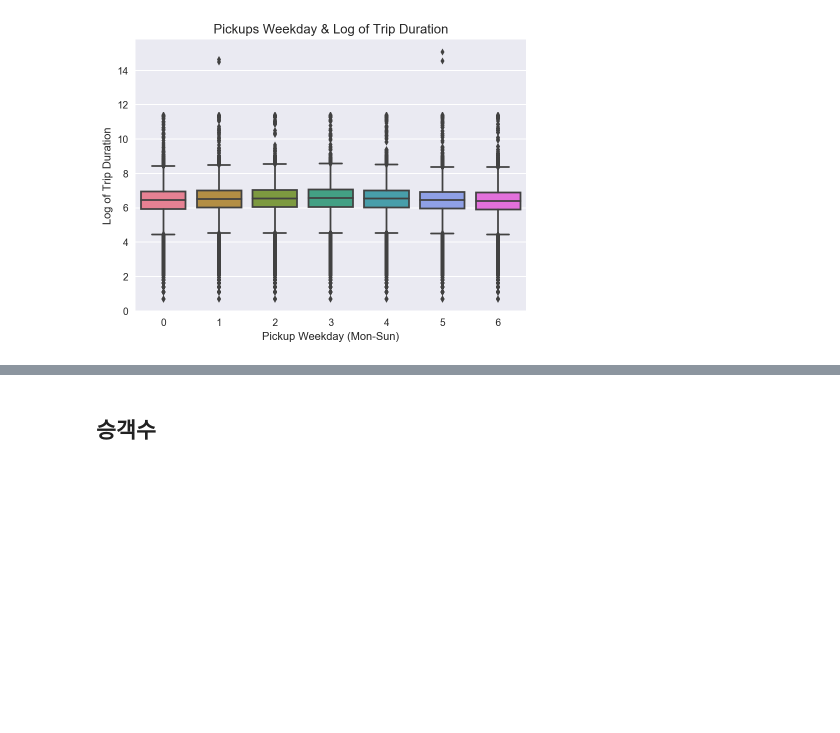
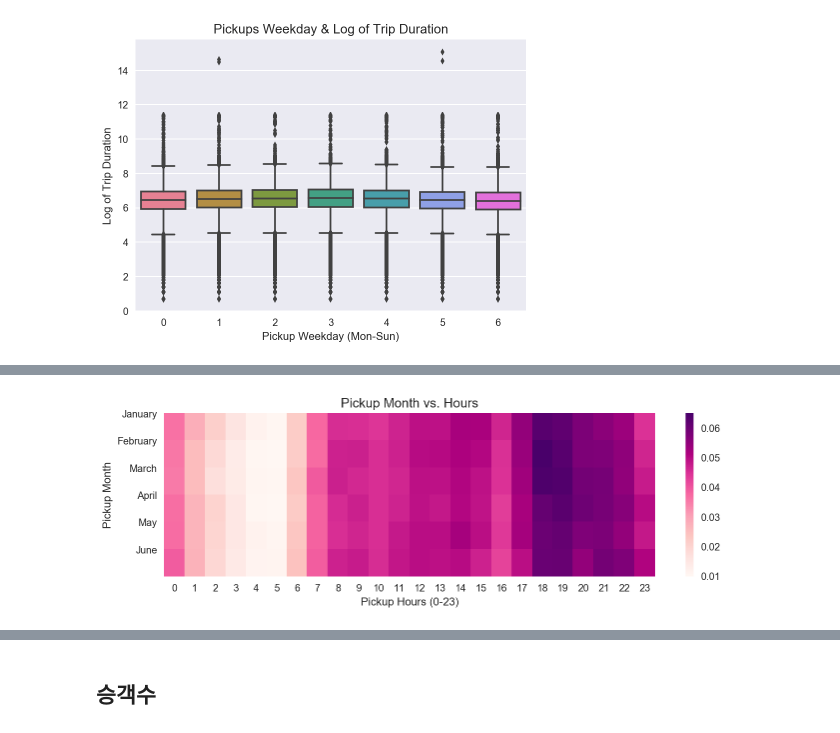
Before and after one commit to novdov/dss7b5-nyctaxi, a Jupyter notebook: KSW/EDA_KSW.ipynb, the cells around one changed output, grey strips where cells are left out. Saved outputs shown, nothing was run; the diff lists cells and outputs as text; code cells hidden in the pictures; blank space fills up the shorter version.

```diff
--- a/KSW/EDA_KSW.ipynb
+++ b/KSW/EDA_KSW.ipynb
@@ -324,0 +376,17 @@ plt.show()
+# %%
+month = ["January", "February", "March", "April", "May", "June"]
+
+plt.figure(figsize=(11,3))
+sns.heatmap(data=pd.crosstab(train["pickup_month"],
+                             train["pickup_hour"],
+                             values=train["vendor_id"],
+                             aggfunc="count",
+                             normalize="index"), cmap="RdPu")
+
+plt.title("Pickup Month vs. Hours", fontsize=13)
+plt.xlabel("Pickup Hours (0-23)")
+plt.ylabel("Pickup Month")
+plt.yticks(range(0,6), month, rotation="horizontal")
+plt.show()
+# %% [output]
+[figure, added]
```
Also changed, not shown: parts of 32 cells of this notebook.
